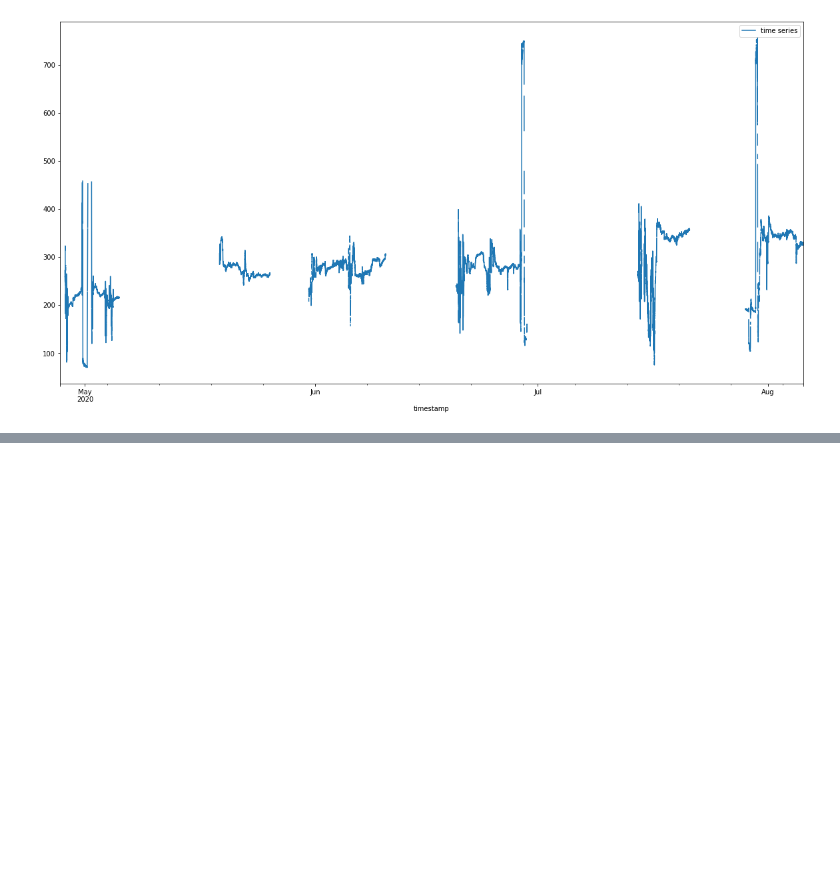
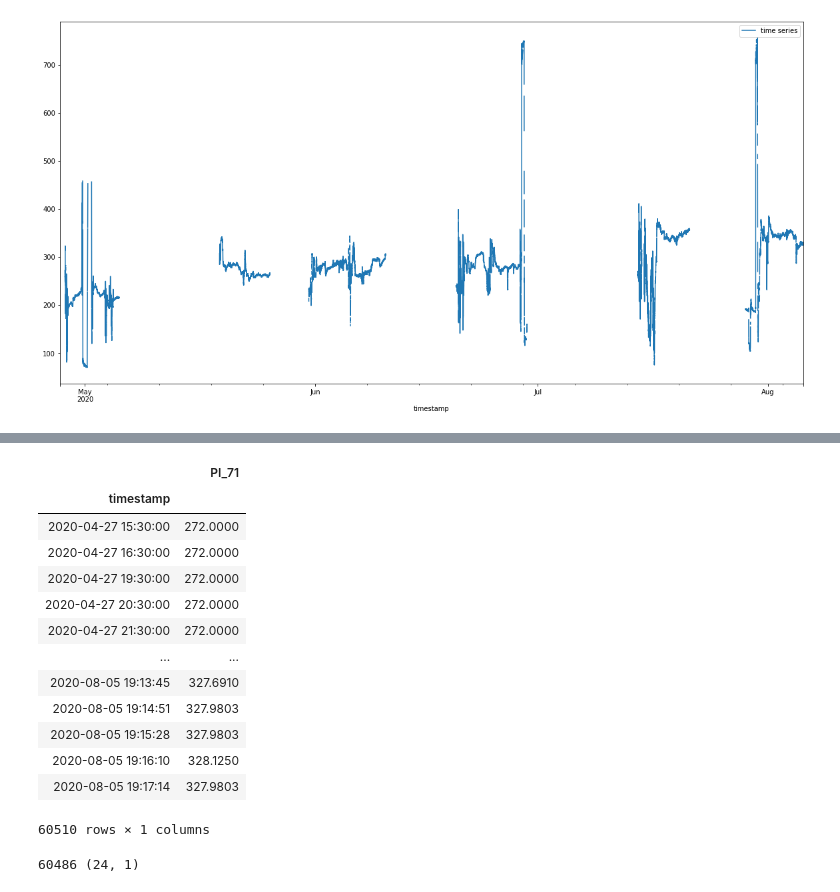
Before and after one commit to FranVV-Ecu/chemtech, a Jupyter notebook: Anomaly detection .ipynb, the cells around one changed output, grey strips where cells are left out. Cells and saved outputs as stored; diff of their text form; code cells hidden in the pictures; blank space fills up the shorter version.

```diff
--- a/Anomaly detection .ipynb
+++ b/Anomaly detection .ipynb
@@ -104,0 +187,17 @@ plt.grid()
+# %%
+df
+# %% [output]
+|  | PI_71 |
+| timestamp |  |
+| 2020-04-27 15:30:00 | 272.0000 |
+| 2020-04-27 16:30:00 | 272.0000 |
+| 2020-04-27 19:30:00 | 272.0000 |
+| 2020-04-27 20:30:00 | 272.0000 |
+| 2020-04-27 21:30:00 | 272.0000 |
+| ... | ... |
+| 2020-08-05 19:13:45 | 327.6910 |
+| 2020-08-05 19:14:51 | 327.9803 |
+| 2020-08-05 19:15:28 | 327.9803 |
+| 2020-08-05 19:16:10 | 328.1250 |
+| 2020-08-05 19:17:14 | 327.9803 |
+60510 rows × 1 columns
@@ -104,0 +206,5 @@ plt.grid()
+# %%
+procceses_data = real_data_loading(df.values, seq_len= seq_len)
+print(len(procceses_data ),procceses_data[0].shape)
+# %% [output]
+60486 (24, 1)
```
Also changed, not shown: parts of 15 cells of this notebook, 1 other file.
